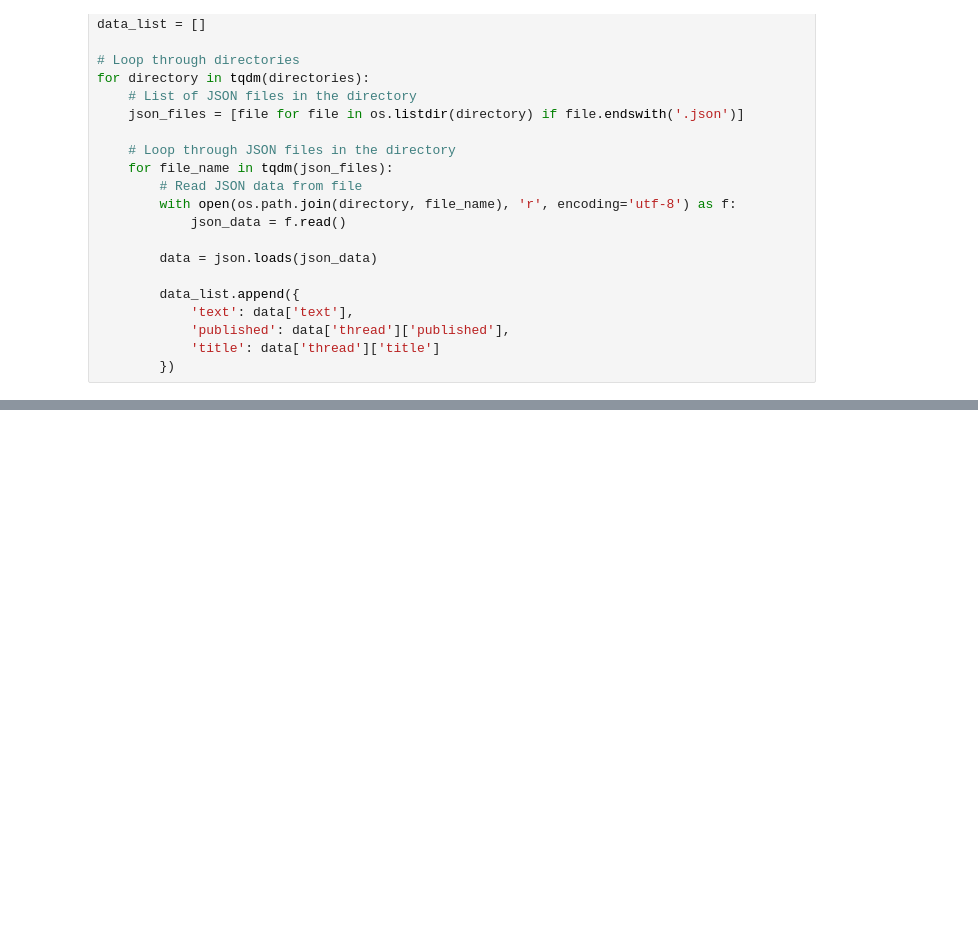
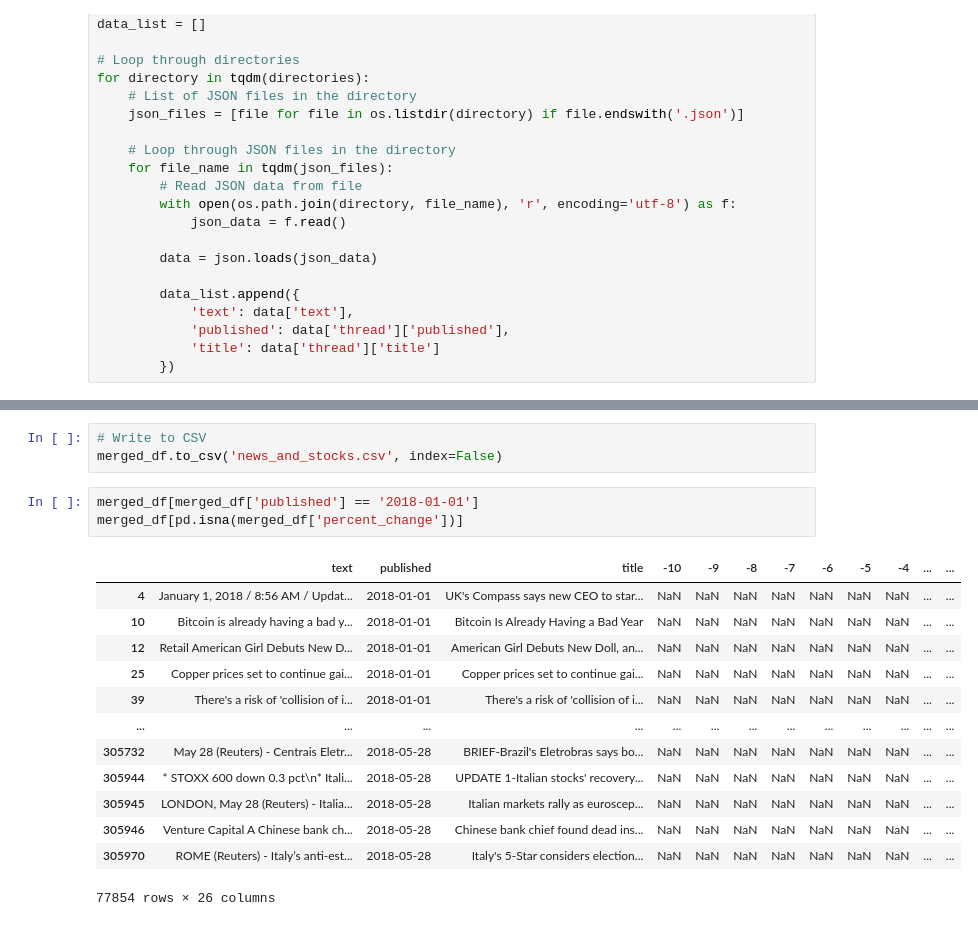
Before and after one commit to OWurst/PittCoin, a Jupyter notebook: stock_data.ipynb, the cells around one changed output, grey strips where cells are left out. Cells and saved outputs as stored; diff of their text form; blank space fills up the shorter version.

```diff
--- a/stock_data.ipynb
+++ b/stock_data.ipynb
@@ -140,0 +203,20 @@ merged_df
+# %%
+# Write to CSV
+merged_df.to_csv('news_and_stocks.csv', index=False)
+# %%
+merged_df[merged_df['published'] == '2018-01-01']
+merged_df[pd.isna(merged_df['percent_change'])]
+# %% [output]
+|  | text | published | title | -10 | -9 | -8 | -7 | -6 | -5 | -4 | ... | ... |
+| 4 | January 1, 2018 / 8:56 AM / Updat... | 2018-01-01 | UK's Compass says new CEO to star... | NaN | NaN | NaN | NaN | NaN | NaN | NaN | ... | ... |
+| 10 | Bitcoin is already having a bad y... | 2018-01-01 | Bitcoin Is Already Having a Bad Year | NaN | NaN | NaN | NaN | NaN | NaN | NaN | ... | ... |
+| 12 | Retail American Girl Debuts New D... | 2018-01-01 | American Girl Debuts New Doll, an... | NaN | NaN | NaN | NaN | NaN | NaN | NaN | ... | ... |
+| 25 | Copper prices set to continue gai... | 2018-01-01 | Copper prices set to continue gai... | NaN | NaN | NaN | NaN | NaN | NaN | NaN | ... | ... |
+| 39 | There's a risk of 'collision of i... | 2018-01-01 | There's a risk of 'collision of i... | NaN | NaN | NaN | NaN | NaN | NaN | NaN | ... | ... |
+| ... | ... | ... | ... | ... | ... | ... | ... | ... | ... | ... | ... | ... |
+| 305732 | May 28 (Reuters) - Centrais Eletr... | 2018-05-28 | BRIEF-Brazil's Eletrobras says bo... | NaN | NaN | NaN | NaN | NaN | NaN | NaN | ... | ... |
+| 305944 | * STOXX 600 down 0.3 pct\n* Itali... | 2018-05-28 | UPDATE 1-Italian stocks' recovery... | NaN | NaN | NaN | NaN | NaN | NaN | NaN | ... | ... |
+| 305945 | LONDON, May 28 (Reuters) - Italia... | 2018-05-28 | Italian markets rally as euroscep... | NaN | NaN | NaN | NaN | NaN | NaN | NaN | ... | ... |
+| 305946 | Venture Capital A Chinese bank ch... | 2018-05-28 | Chinese bank chief found dead ins... | NaN | NaN | NaN | NaN | NaN | NaN | NaN | ... | ... |
+| 305970 | ROME (Reuters) - Italy’s anti-est... | 2018-05-28 | Italy's 5-Star considers election... | NaN | NaN | NaN | NaN | NaN | NaN | NaN | ... | ... |
+77854 rows × 26 columns
```
Also changed, not shown: parts of 9 cells of this notebook.
